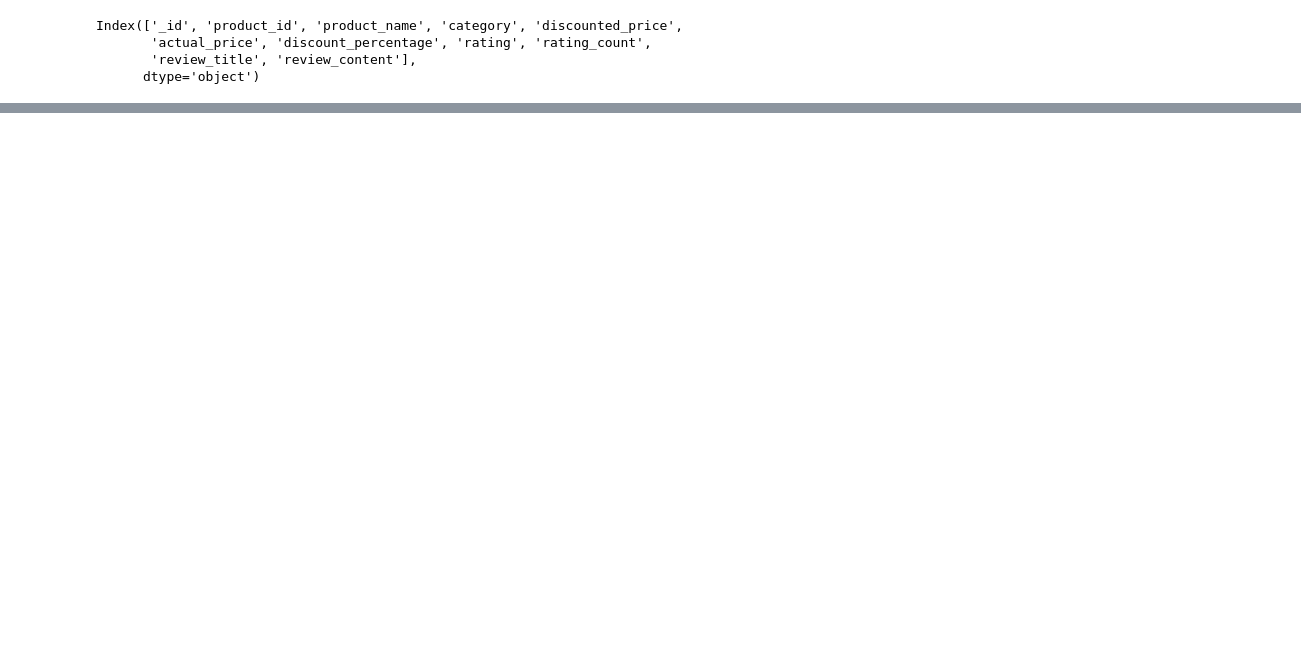
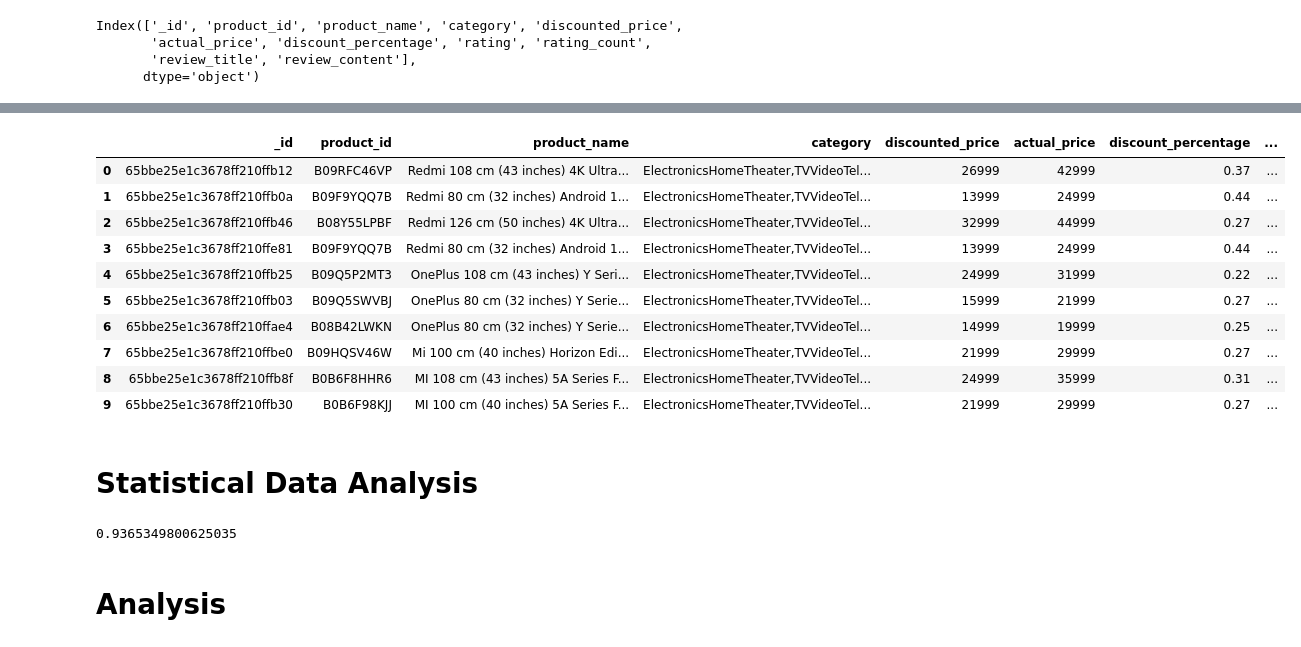
Before and after one commit to Stutimp/Project-3-Data-Viz, a Jupyter notebook: Code_Amazon/Mongo_db_analysis.ipynb, the cells around one changed output, grey strips where cells are left out. Cells and saved outputs as stored; diff of their text form; code cells hidden in the pictures; blank space fills up the shorter version.

```diff
--- a/Code_Amazon/Mongo_db_analysis.ipynb
+++ b/Code_Amazon/Mongo_db_analysis.ipynb
@@ -373,0 +577,19 @@ Number of rows in result:  211
+# %%
+#   Create a query that finds top 10  Smart Televisions in the 'amazon' collection have rating score greater than equal to 4 and highest rating count in descending order
+# Filter results by product name
+query = {'category': 'ElectronicsHomeTheater,TVVideoTelevisionsSmartTelevisions',
+        'rating':{'$gte':4}}
+
+# Display the 'category', 'actual_price' and 'discounted_price' fields
+fields = {'category' :1, 'product_id':1, 'product_name': 1 , 'discounted_price': 1, 'discount_percentage':1,'actual_price': 1, "rating":1,"review_title":1, "review_content":1, "rating_count":1}
+
+# sort in descending order by
+sort = [('rating', -1), ('rating_count', -1)]
+
+limit = 10
+
+# Using find() with sort and limit as chained method calls
+pprint(list(amazon.find(query, fields).sort(sort).limit(limit)))
+
+# Print the number of results
+print("Total Number of items which are all Smart Televisions in result are:", amazon.count_documents(query))
@@ -373,0 +614,4 @@ Number of rows in result:  211
+# %%
+#displaying the result
+result8 = list(amazon.find(query, fields).sort(sort).limit(limit))
+result8
@@ -373,0 +636,10 @@ Number of rows in result:  211
+# %%
+# Initialize an empty list to store the top 10 TV HDMI Cables which has discounted price greater than equal to 100 and have ratings greater than equal to 4
+top10_SmartTVs = []
+
+# Loop through each document in the results and append it to the list
+for item in result8:
+   top10_SmartTVs.append(item)
+
+# Display the list
+pprint(top10_SmartTVs)
@@ -373,0 +664,19 @@ Number of rows in result:  211
+# %%
+# Create a DataFrame from the list
+df_Top_Smart_TV = pd.DataFrame(top10_SmartTVs)
+
+# Display the DataFrame
+#print(df_Top_Smart_TV)
+df_Top_Smart_TV.head(10)
+# %% [output]
+|  | _id | product_id | product_name | category | discounted_price | actual_price | discount_percentage | ... |
+| 0 | 65bbe25e1c3678ff210ffb12 | B09RFC46VP | Redmi 108 cm (43 inches) 4K Ultra... | ElectronicsHomeTheater,TVVideoTel... | 26999 | 42999 | 0.37 | ... |
+| 1 | 65bbe25e1c3678ff210ffb0a | B09F9YQQ7B | Redmi 80 cm (32 inches) Android 1... | ElectronicsHomeTheater,TVVideoTel... | 13999 | 24999 | 0.44 | ... |
+| 2 | 65bbe25e1c3678ff210ffb46 | B08Y55LPBF | Redmi 126 cm (50 inches) 4K Ultra... | ElectronicsHomeTheater,TVVideoTel... | 32999 | 44999 | 0.27 | ... |
+| 3 | 65bbe25e1c3678ff210ffe81 | B09F9YQQ7B | Redmi 80 cm (32 inches) Android 1... | ElectronicsHomeTheater,TVVideoTel... | 13999 | 24999 | 0.44 | ... |
+| 4 | 65bbe25e1c3678ff210ffb25 | B09Q5P2MT3 | OnePlus 108 cm (43 inches) Y Seri... | ElectronicsHomeTheater,TVVideoTel... | 24999 | 31999 | 0.22 | ... |
+| 5 | 65bbe25e1c3678ff210ffb03 | B09Q5SWVBJ | OnePlus 80 cm (32 inches) Y Serie... | ElectronicsHomeTheater,TVVideoTel... | 15999 | 21999 | 0.27 | ... |
+| 6 | 65bbe25e1c3678ff210ffae4 | B08B42LWKN | OnePlus 80 cm (32 inches) Y Serie... | ElectronicsHomeTheater,TVVideoTel... | 14999 | 19999 | 0.25 | ... |
+| 7 | 65bbe25e1c3678ff210ffbe0 | B09HQSV46W | Mi 100 cm (40 inches) Horizon Edi... | ElectronicsHomeTheater,TVVideoTel... | 21999 | 29999 | 0.27 | ... |
+| 8 | 65bbe25e1c3678ff210ffb8f | B0B6F8HHR6 | MI 108 cm (43 inches) 5A Series F... | ElectronicsHomeTheater,TVVideoTel... | 24999 | 35999 | 0.31 | ... |
+| 9 | 65bbe25e1c3678ff210ffb30 | B0B6F98KJJ | MI 100 cm (40 inches) 5A Series F... | ElectronicsHomeTheater,TVVideoTel... | 21999 | 29999 | 0.27 | ... |
@@ -373,0 +686,10 @@ Number of rows in result:  211
+# %% [markdown]
+# Statistical Data Analysis
+# %%
+# Calculating the correlation coefficient between 'discounted_price' and  "actual_price"
+corr = df_Top_Smart_TV['actual_price'].corr(df_Top_Smart_TV['discounted_price'])
+corr
+# %% [output]
+0.9365349800625035
+# %% [markdown]
+# Analysis
```
Also changed, not shown: parts of 66 cells of this notebook, 1 other file.
